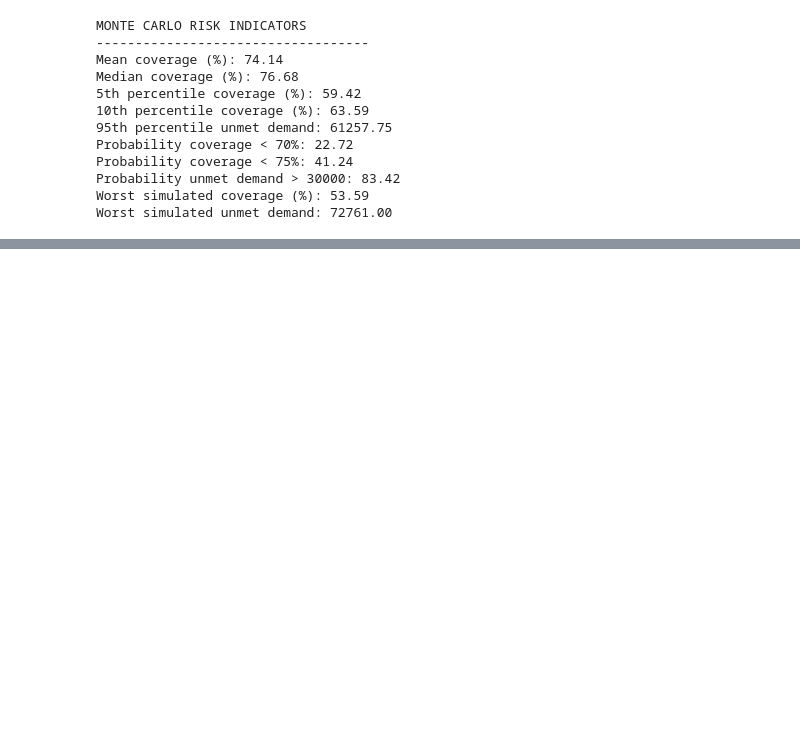
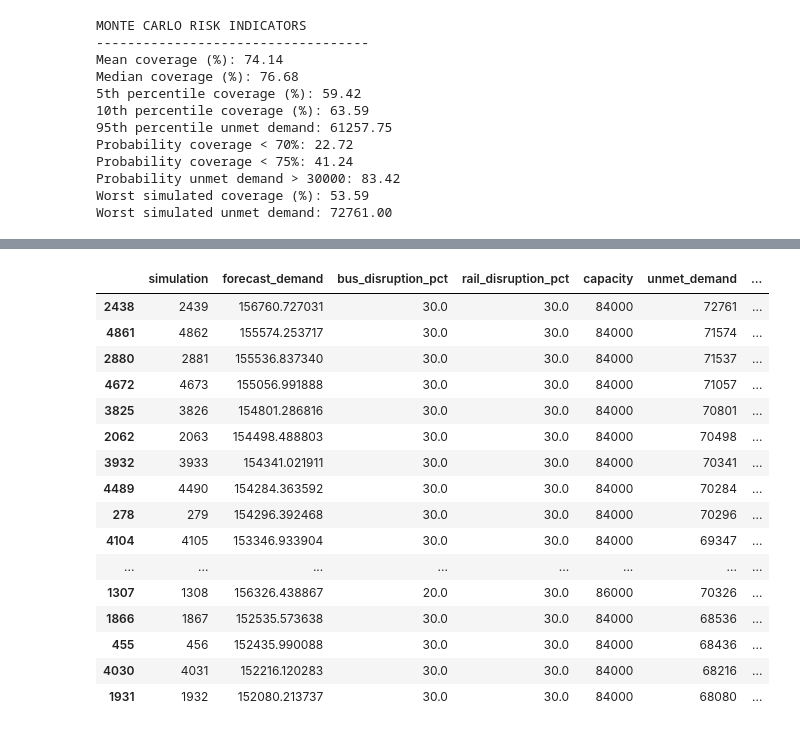
Before and after one commit to abhisarthak/public-transport-demand-planning, a Jupyter notebook: notebooks/03_fleet_optimization.ipynb, the cells around one changed output, grey strips where cells are left out. Drawn from its saved outputs; the diff is of its cells as text; code cells hidden in the pictures; blank space fills up the shorter version.

```diff
--- a/notebooks/03_fleet_optimization.ipynb
+++ b/notebooks/03_fleet_optimization.ipynb
@@ -3225,0 +3278,42 @@ Worst simulated unmet demand: 72761.00
+# %%
+# ============================================
+# 39. WORST MONTE CARLO SCENARIOS
+# ============================================
+
+worst_scenarios = (
+    monte_carlo_results
+    .sort_values(
+        "coverage_pct"
+    )
+    .head(20)
+)
+
+worst_scenarios[
+    [
+        "simulation",
+        "forecast_demand",
+        "bus_disruption_pct",
+        "rail_disruption_pct",
+        "capacity",
+        "unmet_demand",
+        "coverage_pct"
+    ]
+]
+# %% [output]
+|  | simulation | forecast_demand | bus_disruption_pct | rail_disruption_pct | capacity | unmet_demand | ... |
+| 2438 | 2439 | 156760.727031 | 30.0 | 30.0 | 84000 | 72761 | ... |
+| 4861 | 4862 | 155574.253717 | 30.0 | 30.0 | 84000 | 71574 | ... |
+| 2880 | 2881 | 155536.837340 | 30.0 | 30.0 | 84000 | 71537 | ... |
+| 4672 | 4673 | 155056.991888 | 30.0 | 30.0 | 84000 | 71057 | ... |
+| 3825 | 3826 | 154801.286816 | 30.0 | 30.0 | 84000 | 70801 | ... |
+| 2062 | 2063 | 154498.488803 | 30.0 | 30.0 | 84000 | 70498 | ... |
+| 3932 | 3933 | 154341.021911 | 30.0 | 30.0 | 84000 | 70341 | ... |
+| 4489 | 4490 | 154284.363592 | 30.0 | 30.0 | 84000 | 70284 | ... |
+| 278 | 279 | 154296.392468 | 30.0 | 30.0 | 84000 | 70296 | ... |
+| 4104 | 4105 | 153346.933904 | 30.0 | 30.0 | 84000 | 69347 | ... |
+| ... | ... | ... | ... | ... | ... | ... | ... |
+| 1307 | 1308 | 156326.438867 | 20.0 | 30.0 | 86000 | 70326 | ... |
+| 1866 | 1867 | 152535.573638 | 30.0 | 30.0 | 84000 | 68536 | ... |
+| 455 | 456 | 152435.990088 | 30.0 | 30.0 | 84000 | 68436 | ... |
+| 4030 | 4031 | 152216.120283 | 30.0 | 30.0 | 84000 | 68216 | ... |
+| 1931 | 1932 | 152080.213737 | 30.0 | 30.0 | 84000 | 68080 | ... |
```
Also changed, not shown: parts of 1 cell of this notebook.
